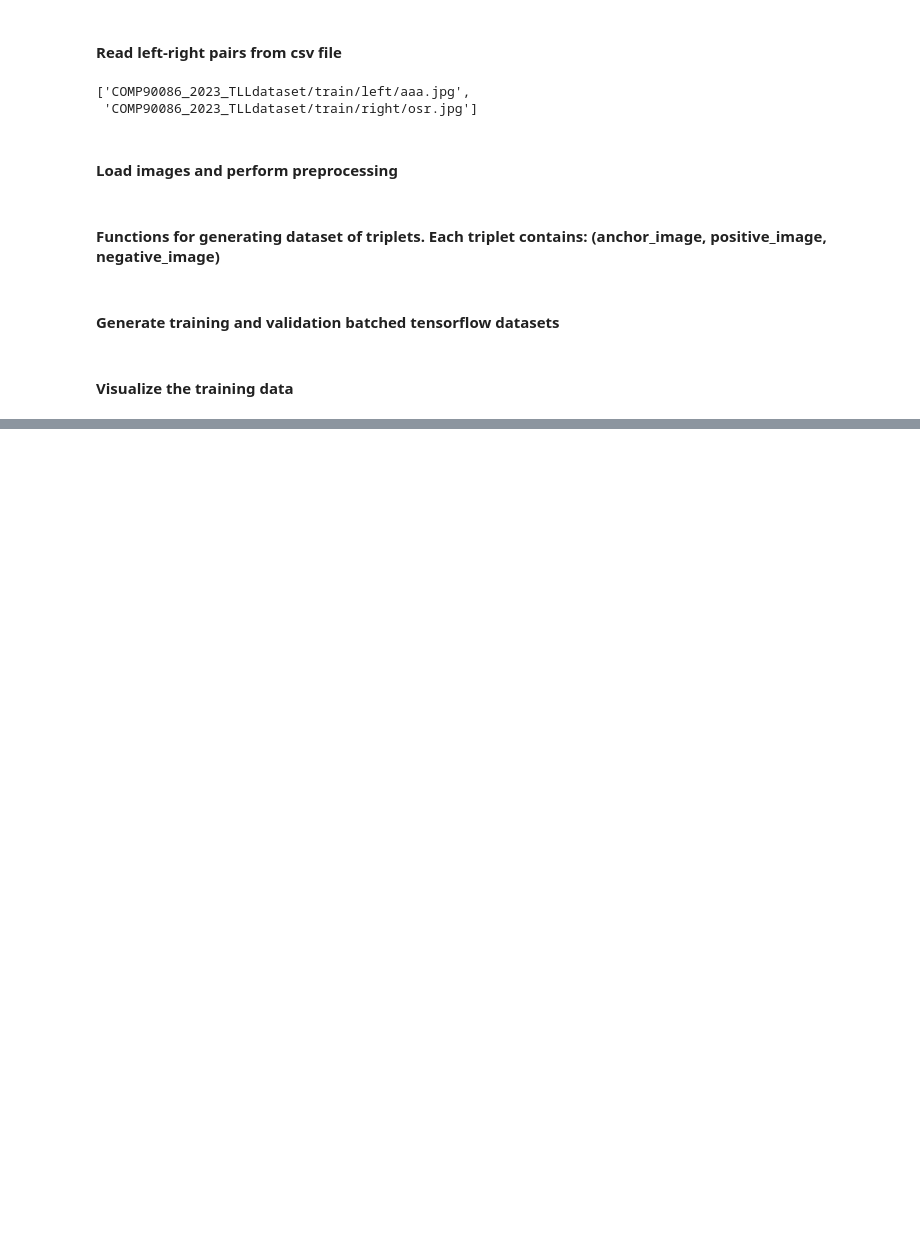
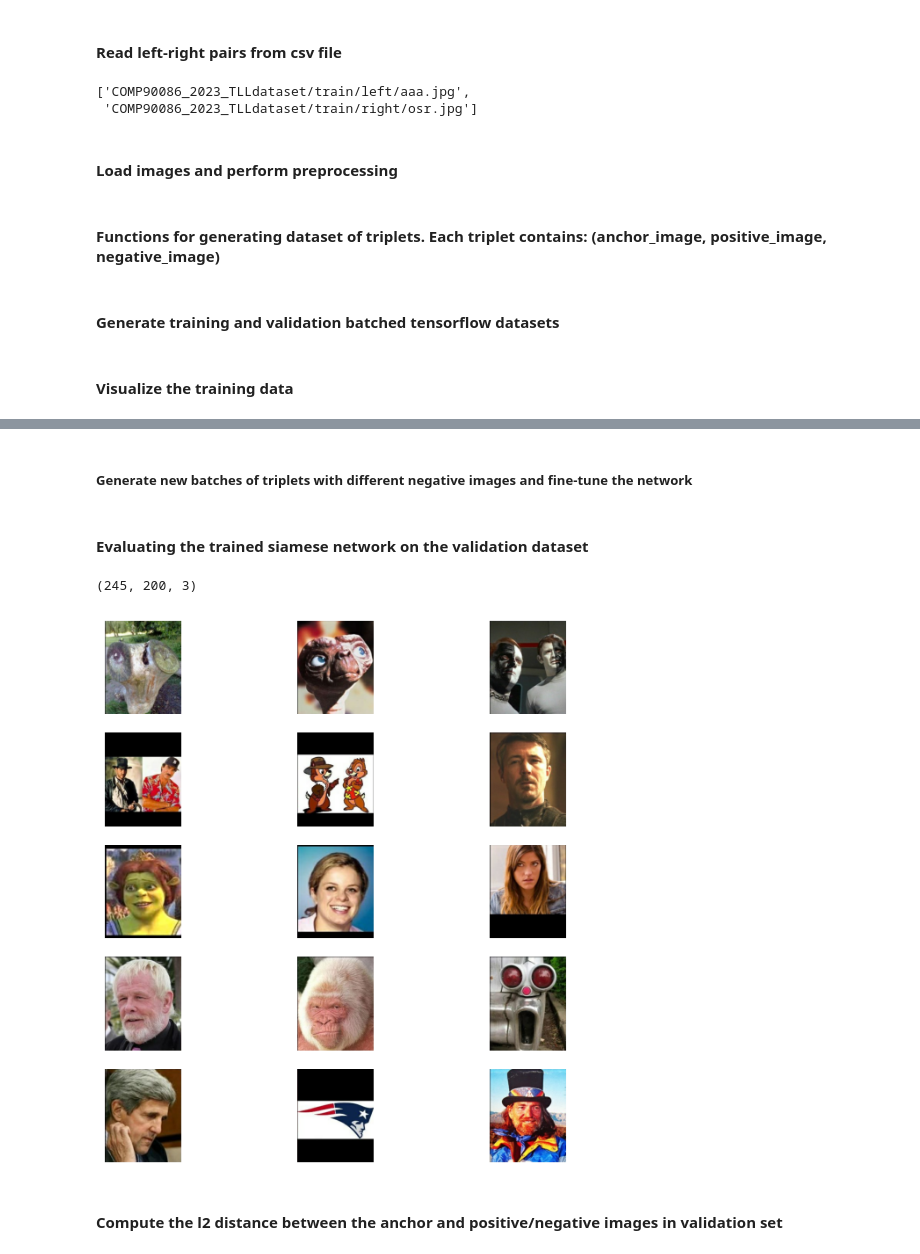
Before and after one commit to tsultan16/COMP_90086_Project, a Jupyter notebook: project_siamese.ipynb, the cells around one changed output, grey strips where cells are left out. Cells and saved outputs as stored; diff of their text form; code cells hidden in the pictures; blank space fills up the shorter version.

Commit message:
trained model on project dataset

```diff
--- a/project_siamese.ipynb
+++ b/project_siamese.ipynb
@@ -171,0 +372,7 @@ visualize(*list(triplets_train.take(1).as_numpy_iterator())[0])
+# %%
+# setup checkpoint manager
+checkpoint_dir = './models/project_siamese_training_checkpoints'
+checkpoint_file_prefix = os.path.join(checkpoint_dir, "ckpt")
+checkpoint = tf.train.Checkpoint(optimizer=opt, model=siamese_model)
+# %%
+train(siamese_model, triplets_train, triplets_val, num_epoches=6, checkpoint=checkpoint, checkpoint_file_prefix=checkpoint_file_prefix)
@@ -171,0 +395,16 @@ visualize(*list(triplets_train.take(1).as_numpy_iterator())[0])
+# %% [markdown]
+##### Generate new batches of triplets with different negative images and fine-tune the network
+# %%
+# training set triplets
+(anchor_train, positive_train, negative_train) = generate_triplets_randomly(anchor_images_train, positive_images_train, num_negatives)
+# validation set triplets
+(anchor_val, positive_val, negative_val) = generate_triplets_randomly(anchor_images_val, positive_images_val, num_negatives)
+
+# create tensorflow datasets
+triplets_train = create_tf_dataset_triplets(anchor_train, positive_train, negative_train, batch_size=batch_size)
+triplets_val = create_tf_dataset_triplets(anchor_val, positive_val, negative_val, batch_size=batch_size)
+# %%
+# more training with even smaller learning rate
+opt.learning_rate.assign(0.000005)
+
+train(siamese_model, triplets_train, triplets_val, num_epoches=6, checkpoint=checkpoint, checkpoint_file_prefix=checkpoint_file_prefix)
@@ -171,0 +421,11 @@ visualize(*list(triplets_train.take(1).as_numpy_iterator())[0])
+# %% [markdown]
+#### Evaluating the trained siamese network on the validation dataset
+# %%
+# pick some sample triplets from validation set to visualize
+sample = next(iter(triplets_val))
+visualize(*sample)
+# %% [output]
+(245, 200, 3)
+[figure, added]
+# %% [markdown]
+#### Compute the l2 distance between the anchor and positive/negative images in validation set
```
Also changed, not shown: parts of 14 cells of this notebook.
